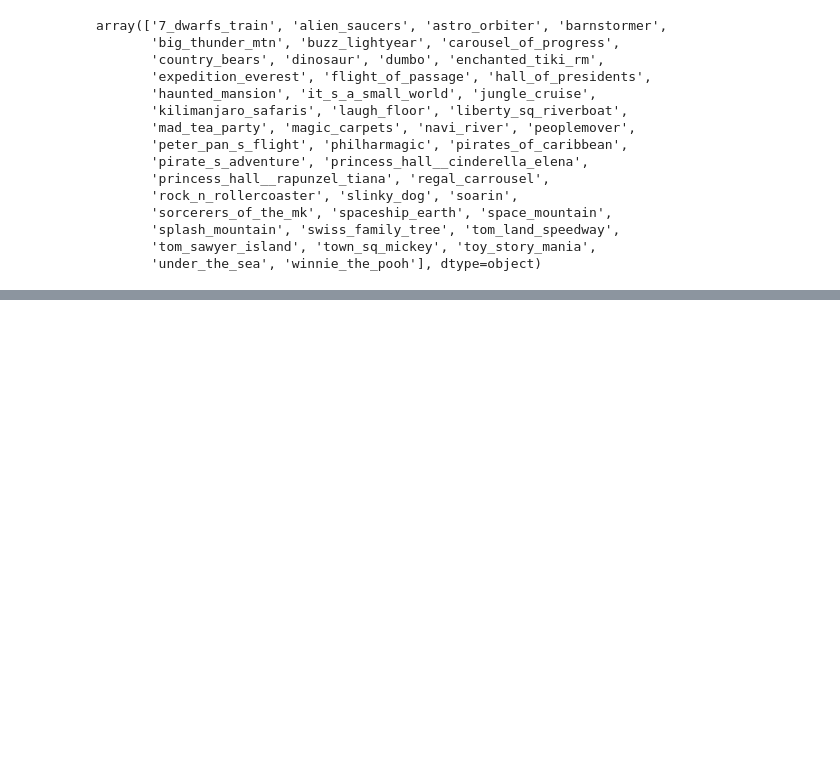
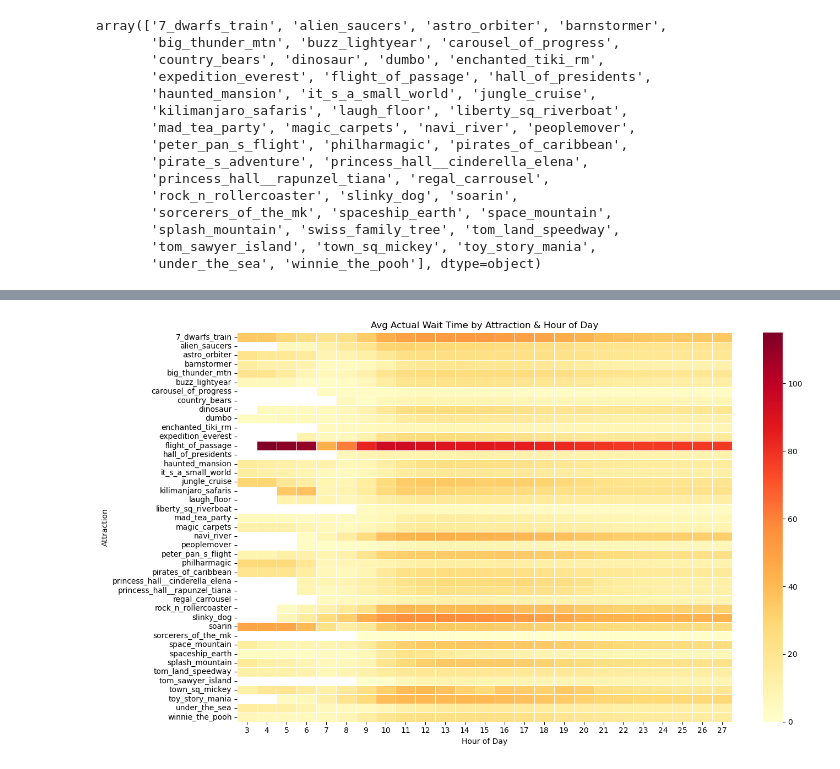
Before and after one commit to Isabel360/Disney, a Jupyter notebook: ifeyinwa.ipynb, the cells around one changed output, grey strips where cells are left out. Cells and saved outputs as stored; diff of their text form; code cells hidden in the pictures; blank space fills up the shorter version.

```diff
--- a/ifeyinwa.ipynb
+++ b/ifeyinwa.ipynb
@@ -1032,0 +169,12 @@ NameError: name 'df_waiting_time' is not defined
+# %%
+# Median ratio per attraction (or could group by time buckets too)
+median_ratios = df_netjes_itp.groupby('attraction')['actual_over_posted'].median()
+
+# Function to impute SACTMIN
+def impute_actual(row):
+    if pd.isna(row['SACTMIN']):
+        ratio = median_ratios.get(row['attraction'], 0.7)  # fallback value
+        return row['SPOSTMIN_interp'] * ratio
+    return row['SACTMIN']
+
+df_netjes_itp['SACTMIN_filled'] = df_netjes_itp.apply(impute_actual, axis=1)
@@ -1032,0 +229,19 @@ NameError: name 'df_waiting_time' is not defined
+# %%
+# Pivot heatmap
+heatmap_data = df_netjes_itp.copy()
+heatmap_data['hour'] = heatmap_data['minute'] // 60
+pivot = heatmap_data.pivot_table(index='attraction', columns='hour', values='SACTMIN_filled', aggfunc='mean')
+# %%
+plt.figure(figsize=(14, 8))
+
+# Create the heatmap
+sns.heatmap(pivot, cmap="YlOrRd", linewidths=0.5, annot=False)
+
+# Labels and formatting
+plt.title("Avg Actual Wait Time by Attraction & Hour of Day")
+plt.xlabel("Hour of Day")
+plt.ylabel("Attraction")
+plt.tight_layout()
+plt.show()
+# %% [output]
+[figure, added]
```
Also changed, not shown: parts of 133 cells of this notebook, 1 other file.
